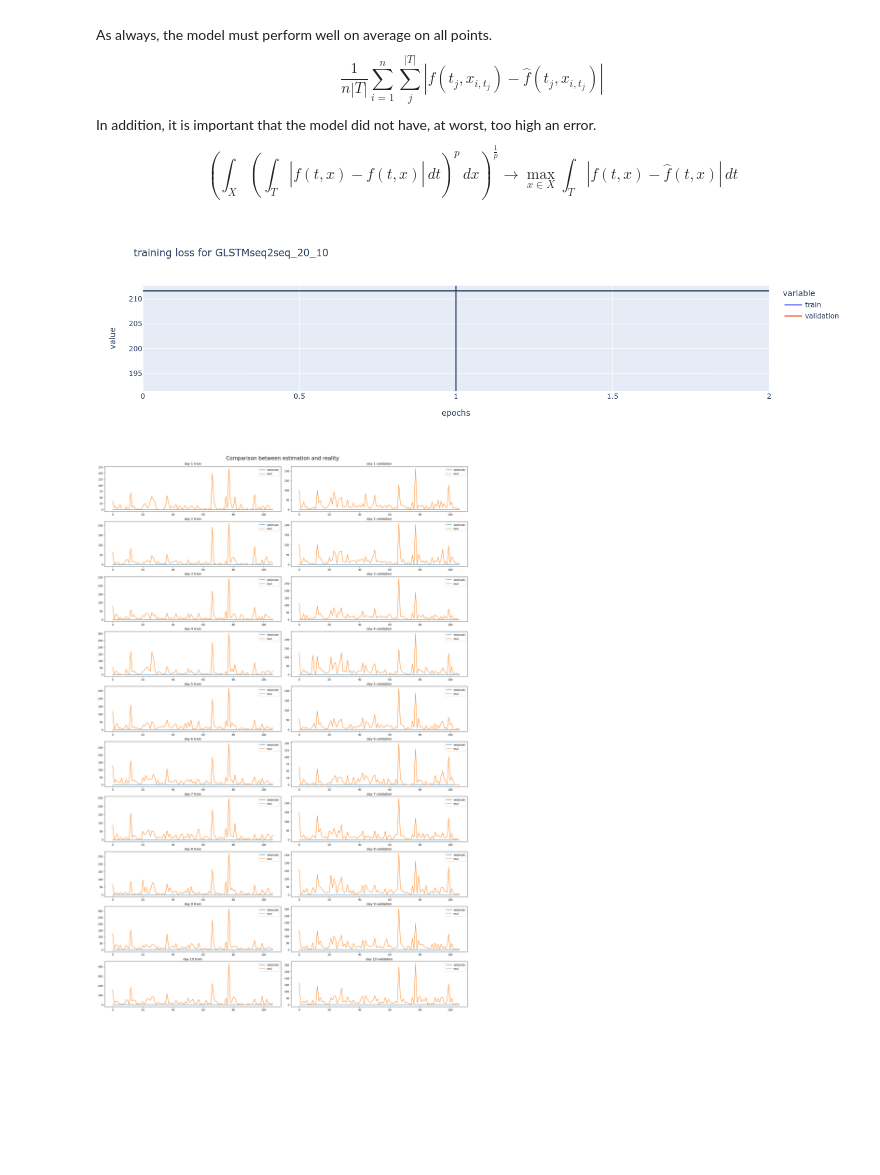
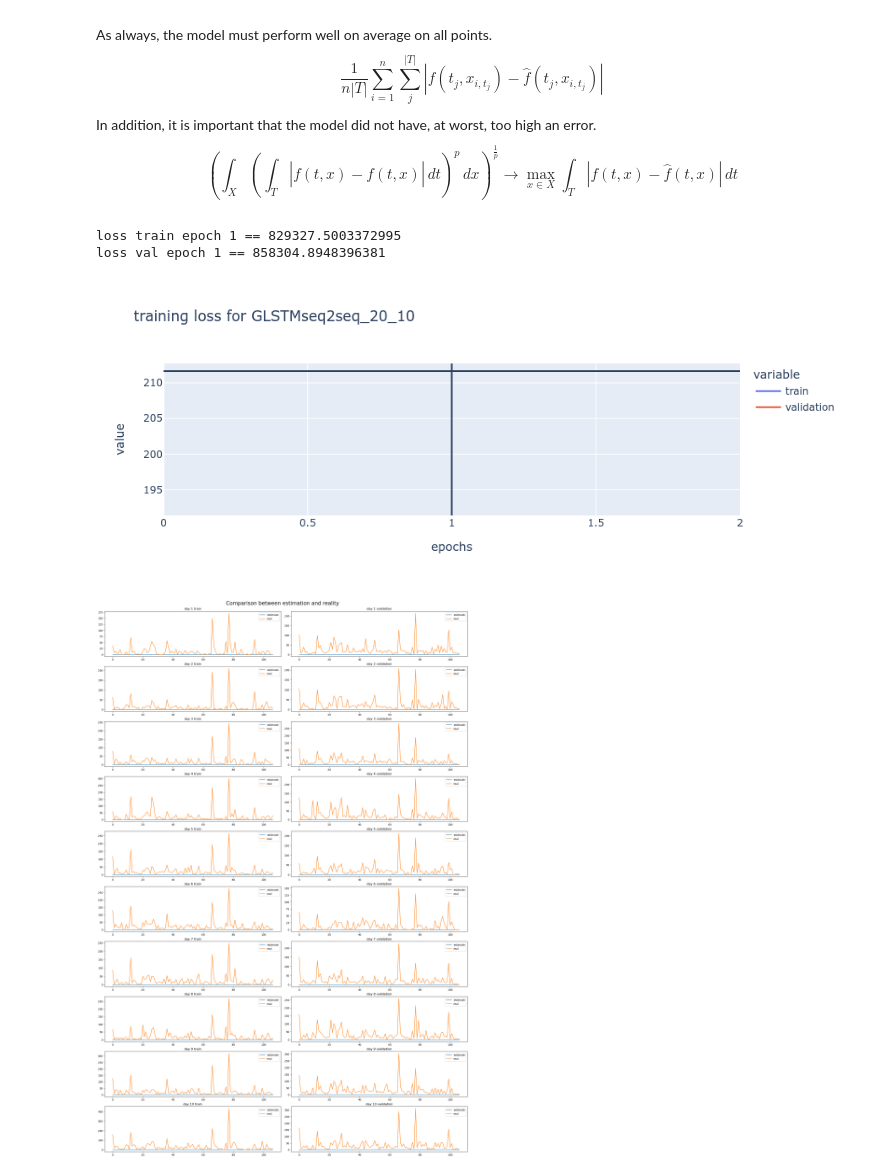
Before and after one commit to Kellog99/GNN, a Jupyter notebook: notebook/GAT-LSTM.ipynb, the cells around one changed output. Saved outputs shown, nothing was run; the diff lists cells and outputs as text; code cells hidden in the pictures; blank space fills up the shorter version.

```diff
--- a/notebook/GAT-LSTM.ipynb
+++ b/notebook/GAT-LSTM.ipynb
@@ -41,3 +53,0 @@ torch.Size([50, 10, 107])
-# %%
-x= torch.randn(3,2,4,1)
-x
@@ -454,20 +300,14 @@ model = GAT_LSTM(in_feat = batch.float().shape[-1],
 # %%
-device = torch.device("cuda" if torch.cuda.is_available() else "cpu")
-def linfty(y, yh, alpha = 7e-5):
-    out = F.l1_loss(y,yh, reduction = "mean")
-    out += alpha*torch.max(torch.abs(y-yh))
-    return out
-optimizer = optim.Adam(model.parameters(),
-                       lr = 1e-4,
-                       weight_decay = 2e-4)
-model.to(device)
-model.device = device
-model, loss_training, loss_validation = training(model,
-                                             train_loader = dl_train,
-                                             val_loader = dl_val,
-                                             num_epochs = 1,
-                                             criterion = linfty,
-                                             optimizer = optimizer)
-torch.save(model.state_dict(), os.path.join(config['paths']['models'], f"GAT_LSTM_{past_step}_{future_step}.pt"))
+trainer = Trainer(model = model.to(device),
+                  PATH = os.path.join(config['paths']['models'], "testing.pt"),
+                  optimizer = optimizer,
+                  gamma_scheduler = 0.85,
+                  step= 300,
+                  loss_function = linfty)
+
+trainer.fit(train_loader=dl_train, val_loader=dl_val, epochs=1)
+# %% [output]
+loss train epoch 1 == 829327.5003372995
+loss val epoch 1 == 858304.8948396381
 # %%
 def plot(model,
@@ -539,12 +362,15 @@ def plot(model,
         plt.show()
     plt.close(fig)
 # %%
-plot(model,
-     config,
-     loss_training,
-     loss_validation,
-     f"GLSTMseq2seq_{past_step}_{future_step}",
-     show = True)
+id_model = "GAT_LSTM"
+plot(model = trainer.model,
+     config = config,
+     loss_training = trainer.loss_train,
+     loss_validation = trainer.loss_val,
+     dl_train = dl_train,
+        dl_val = dl_val,
+        name = f"{id_model}",
+        show = True)
 # %% [output]
-[figure, old version]
+[figure, new version]
 [figure]
```
Also changed, not shown: parts of 10 cells of this notebook, 24 other files.
